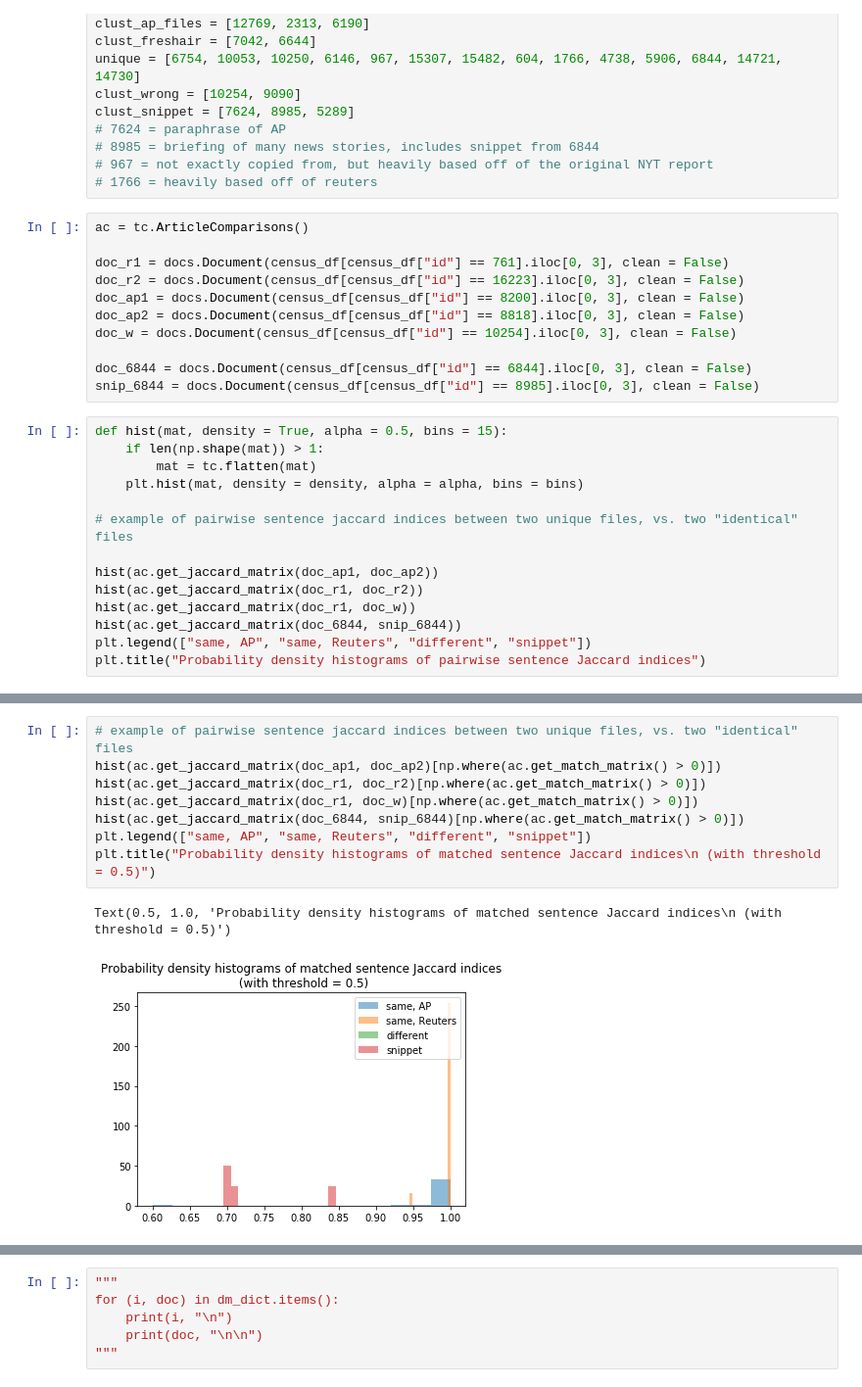
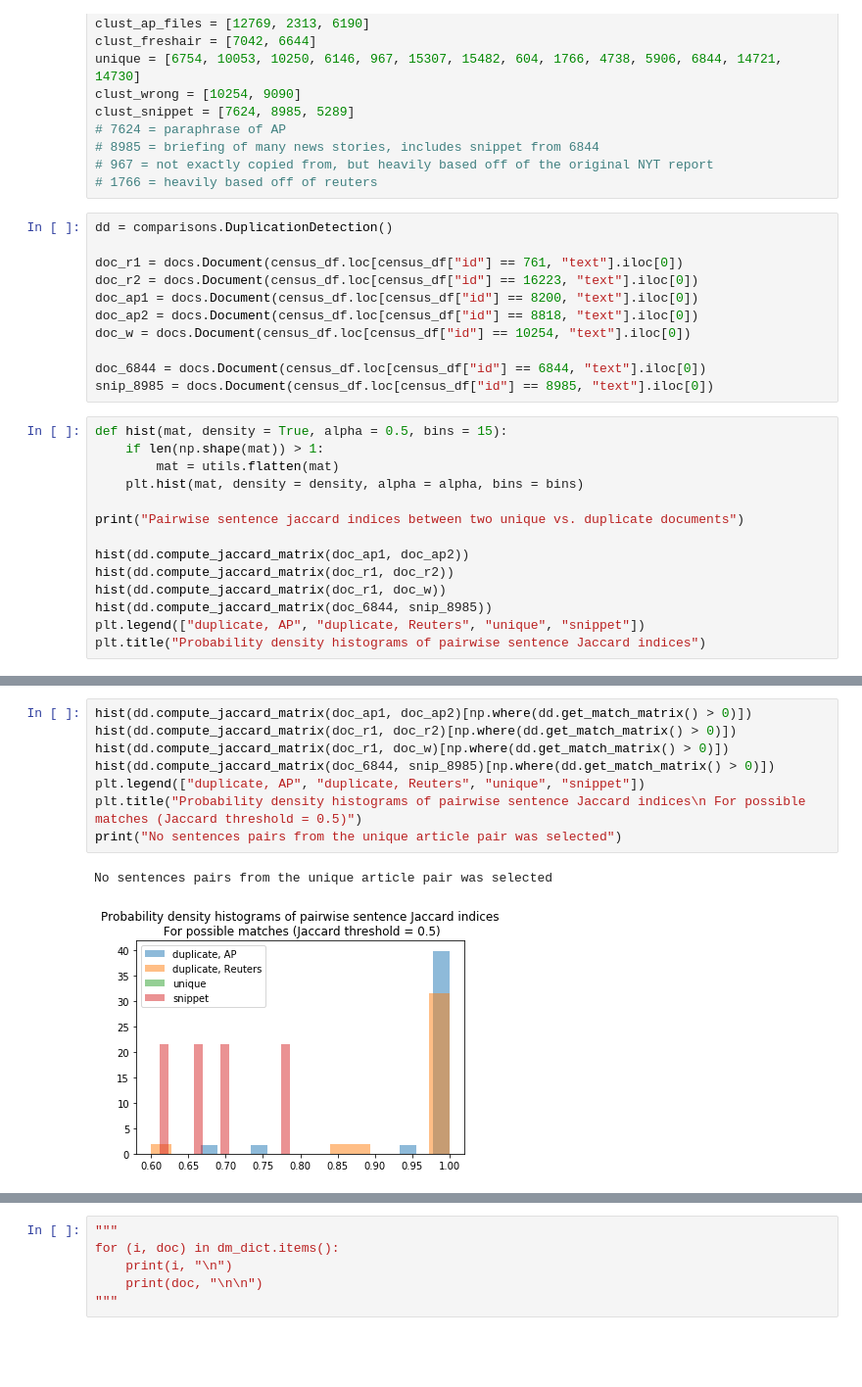
Before and after one commit to asprout/ArticleComparisons, a Jupyter notebook: ArticleSimilarity.ipynb, the cells around one changed output, grey strips where cells are left out. Shown at 98% size. Saved outputs shown, nothing was run; the diff lists cells and outputs as text; blank space fills up the shorter version.

```diff
--- a/ArticleSimilarity.ipynb
+++ b/ArticleSimilarity.ipynb
@@ -76,28 +47,28 @@ clust_snippet = [7624, 8985, 5289]
 # 967 = not exactly copied from, but heavily based off of the original NYT report
 # 1766 = heavily based off of reuters
 # %%
-ac = tc.ArticleComparisons()
+dd = comparisons.DuplicationDetection()
 
-doc_r1 = docs.Document(census_df[census_df["id"] == 761].iloc[0, 3], clean = False)
-doc_r2 = docs.Document(census_df[census_df["id"] == 16223].iloc[0, 3], clean = False)
-doc_ap1 = docs.Document(census_df[census_df["id"] == 8200].iloc[0, 3], clean = False)
-doc_ap2 = docs.Document(census_df[census_df["id"] == 8818].iloc[0, 3], clean = False)
-doc_w = docs.Document(census_df[census_df["id"] == 10254].iloc[0, 3], clean = False)
+doc_r1 = docs.Document(census_df.loc[census_df["id"] == 761, "text"].iloc[0])
+doc_r2 = docs.Document(census_df.loc[census_df["id"] == 16223, "text"].iloc[0])
+doc_ap1 = docs.Document(census_df.loc[census_df["id"] == 8200, "text"].iloc[0])
+doc_ap2 = docs.Document(census_df.loc[census_df["id"] == 8818, "text"].iloc[0])
+doc_w = docs.Document(census_df.loc[census_df["id"] == 10254, "text"].iloc[0])
 
-doc_6844 = docs.Document(census_df[census_df["id"] == 6844].iloc[0, 3], clean = False)
-snip_6844 = docs.Document(census_df[census_df["id"] == 8985].iloc[0, 3], clean = False)
+doc_6844 = docs.Document(census_df.loc[census_df["id"] == 6844, "text"].iloc[0])
+snip_8985 = docs.Document(census_df.loc[census_df["id"] == 8985, "text"].iloc[0])
 # %%
 def hist(mat, density = True, alpha = 0.5, bins = 15):
     if len(np.shape(mat)) > 1:
-        mat = tc.flatten(mat)
+        mat = utils.flatten(mat)
     plt.hist(mat, density = density, alpha = alpha, bins = bins)
 
-# example of pairwise sentence jaccard indices between two unique files, vs. two "identical" files
+print("Pairwise sentence jaccard indices between two unique vs. duplicate documents")
 
-hist(ac.get_jaccard_matrix(doc_ap1, doc_ap2))
-hist(ac.get_jaccard_matrix(doc_r1, doc_r2))
-hist(ac.get_jaccard_matrix(doc_r1, doc_w))
-hist(ac.get_jaccard_matrix(doc_6844, snip_6844))
-plt.legend(["same, AP", "same, Reuters", "different", "snippet"])
+hist(dd.compute_jaccard_matrix(doc_ap1, doc_ap2))
+hist(dd.compute_jaccard_matrix(doc_r1, doc_r2))
+hist(dd.compute_jaccard_matrix(doc_r1, doc_w))
+hist(dd.compute_jaccard_matrix(doc_6844, snip_8985))
+plt.legend(["duplicate, AP", "duplicate, Reuters", "unique", "snippet"])
 plt.title("Probability density histograms of pairwise sentence Jaccard indices")
 # %% [output]
@@ -106,11 +78,11 @@ Text(0.5, 1.0, 'Probability density histograms of pairwise sentence Jaccard indi
 # %%
-# example of pairwise sentence jaccard indices between two unique files, vs. two "identical" files
-hist(ac.get_jaccard_matrix(doc_ap1, doc_ap2)[np.where(ac.get_match_matrix() > 0)])
-hist(ac.get_jaccard_matrix(doc_r1, doc_r2)[np.where(ac.get_match_matrix() > 0)])
-hist(ac.get_jaccard_matrix(doc_r1, doc_w)[np.where(ac.get_match_matrix() > 0)])
-hist(ac.get_jaccard_matrix(doc_6844, snip_6844)[np.where(ac.get_match_matrix() > 0)])
-plt.legend(["same, AP", "same, Reuters", "different", "snippet"])
-plt.title("Probability density histograms of matched sentence Jaccard indices\n (with threshold = 0.5)")
+hist(dd.compute_jaccard_matrix(doc_ap1, doc_ap2)[np.where(dd.get_match_matrix() > 0)])
+hist(dd.compute_jaccard_matrix(doc_r1, doc_r2)[np.where(dd.get_match_matrix() > 0)])
+hist(dd.compute_jaccard_matrix(doc_r1, doc_w)[np.where(dd.get_match_matrix() > 0)])
+hist(dd.compute_jaccard_matrix(doc_6844, snip_8985)[np.where(dd.get_match_matrix() > 0)])
+plt.legend(["duplicate, AP", "duplicate, Reuters", "unique", "snippet"])
+plt.title("Probability density histograms of pairwise sentence Jaccard indices\n For possible matches (Jaccard threshold = 0.5)")
+print("No sentences pairs from the unique article pair was selected")
 # %% [output]
-Text(0.5, 1.0, 'Probability density histograms of matched sentence Jaccard indices\n (with threshold = 0.5)')
+No sentences pairs from the unique article pair was selected
-[figure, old version]
+[figure, new version]
```
Also changed, not shown: parts of 23 cells of this notebook, 7 other files.
